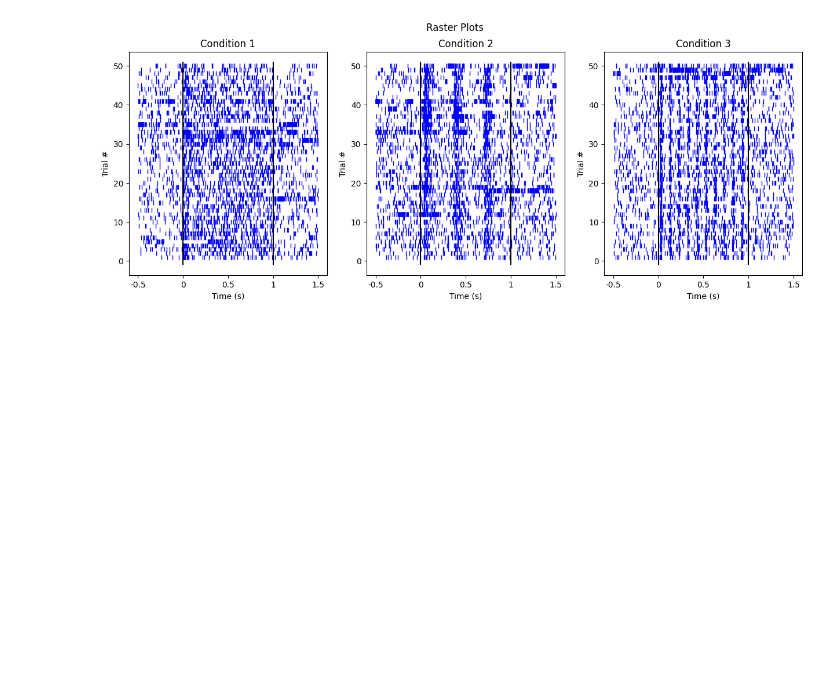
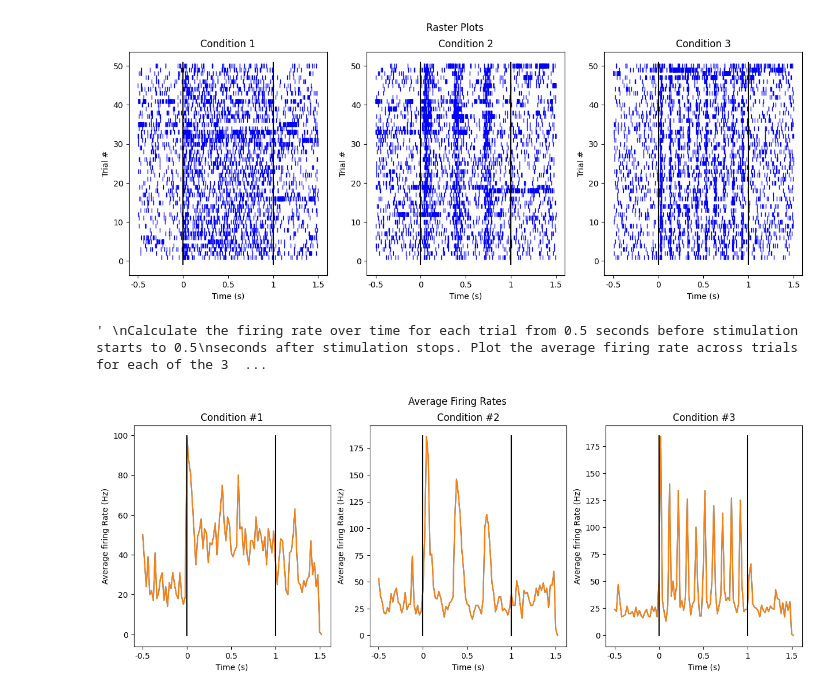
Before and after one commit to brownj47/ecog_signal_processing, a Jupyter notebook: process_signal.ipynb, the cells around one changed output. Saved outputs shown, nothing was run; the diff lists cells and outputs as text; code cells hidden in the pictures; blank space fills up the shorter version.

Commit message:
average firing rate plots and cleanup

```diff
--- a/process_signal.ipynb
+++ b/process_signal.ipynb
@@ -192,3 +177,14 @@ create_raster_plot(trials_condition_2, axs[1], 2)
 create_raster_plot(trials_condition_3, axs[2], 3)
 # %% [output]
 [figure]
+# %%
+"""
+Calculate the firing rate over time for each trial from 0.5 seconds before stimulation starts to 0.5
+seconds after stimulation stops. Plot the average firing rate across trials for each of the 3 stimulation
+patterns.
+
+Hint: This data was shown in class. Save your plot to a file named <netid>_part_c.png.
+Submit it along with your code (50 pts).
+"""
+# %% [output]
+' \nCalculate the firing rate over time for each trial from 0.5 seconds before stimulation starts to 0.5\nseconds after stimulation stops. Plot the average firing rate across trials for each of the 3  ...
@@ -194,0 +275,13 @@ create_raster_plot(trials_condition_3, axs[2], 3)
+# %%
+average_firing_rates_condition_1 = get_average_firing_rates(trials_condition_1)
+average_firing_rates_condition_2 = get_average_firing_rates(trials_condition_2)
+average_firing_rates_condition_3 = get_average_firing_rates(trials_condition_3)
+
+fig, axs = plt.subplots(1, 3, figsize=(15, 5))
+fig.suptitle("Average Firing Rates")
+
+create_firing_rate_plot(average_firing_rates_condition_1, axs[0], 1)
+create_firing_rate_plot(average_firing_rates_condition_2, axs[1], 2)
+create_firing_rate_plot(average_firing_rates_condition_3, axs[2], 3)
+# %% [output]
+[figure, added]
```
Also changed, not shown: parts of 5 cells of this notebook, 2 other files.
